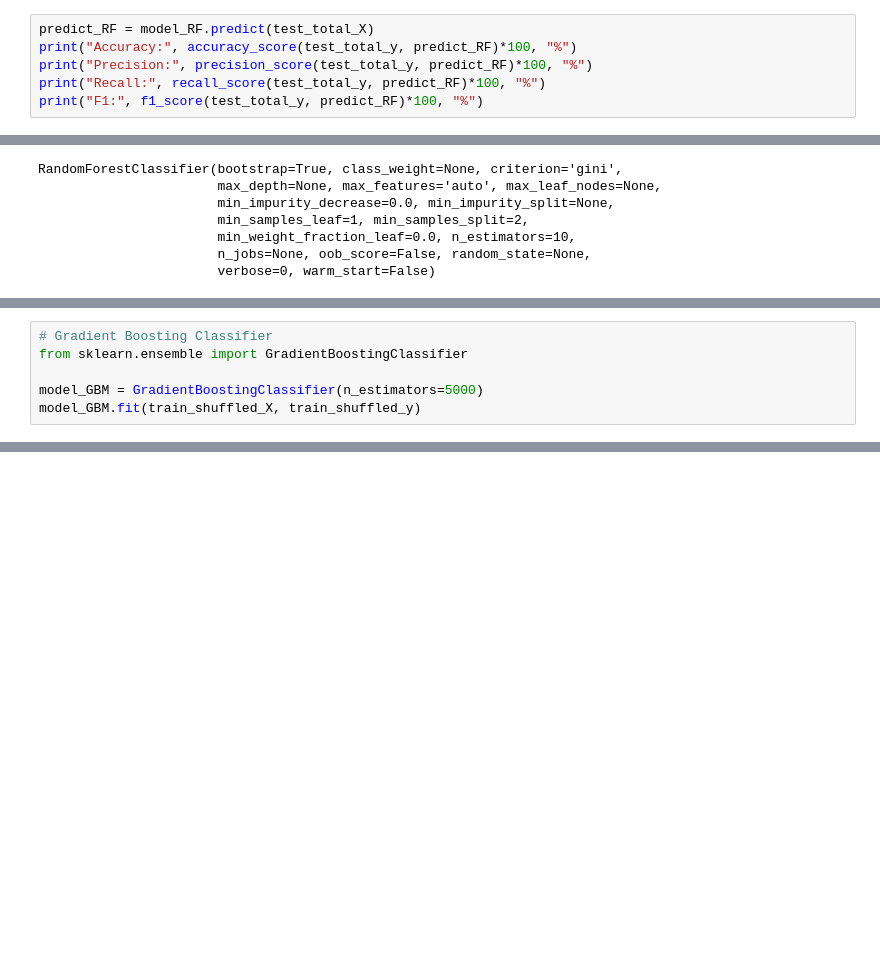
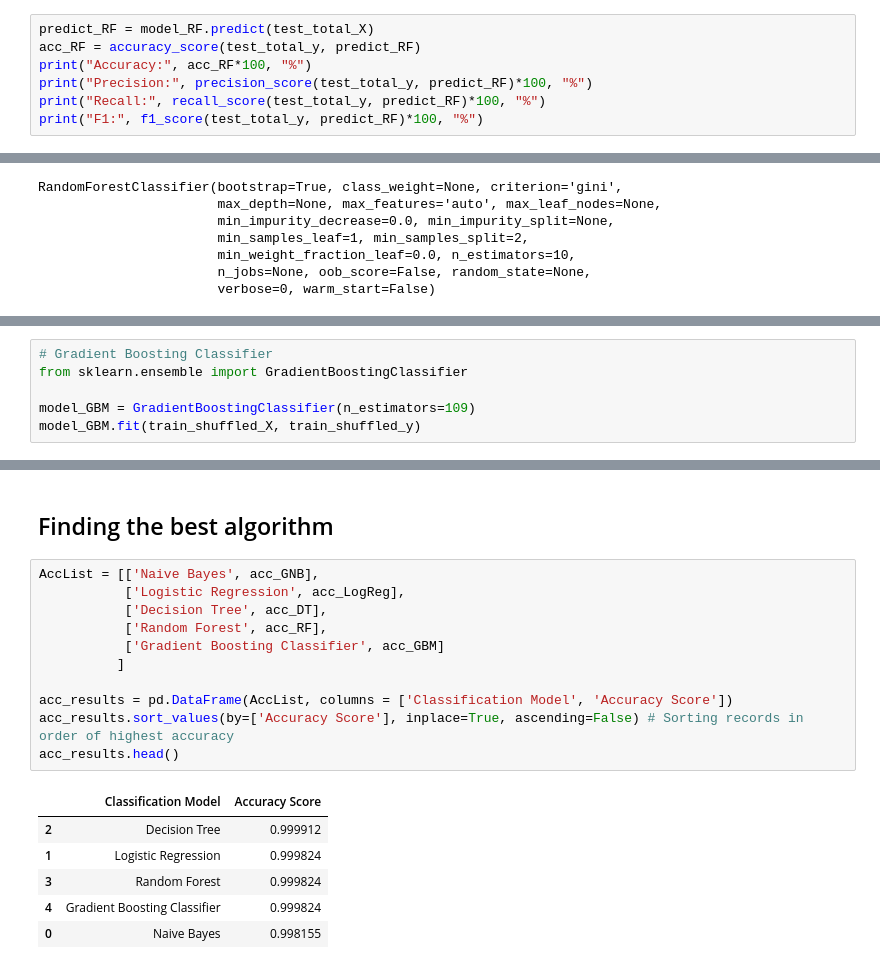
Before and after one commit to sprince0031/Solar-Fault-Detection-Classification-Project, a Jupyter notebook: solar_Project_Final.ipynb, the cells around one changed output, grey strips where cells are left out. Cells and saved outputs as stored; diff of their text form; blank space fills up the shorter version.

```diff
--- a/solar_Project_Final.ipynb
+++ b/solar_Project_Final.ipynb
@@ -357,7 +405,8 @@ RandomForestClassifier(bootstrap=True, class_weight=None, criterion='gini',
                        verbose=0, warm_start=False)
 # %%
 predict_RF = model_RF.predict(test_total_X)
-print("Accuracy:", accuracy_score(test_total_y, predict_RF)*100, "%")
+acc_RF = accuracy_score(test_total_y, predict_RF)
+print("Accuracy:", acc_RF*100, "%")
 print("Precision:", precision_score(test_total_y, predict_RF)*100, "%")
 print("Recall:", recall_score(test_total_y, predict_RF)*100, "%")
 print("F1:", f1_score(test_total_y, predict_RF)*100, "%")
@@ -392,7 +442,7 @@ F1: 99.86847873739589 %
 # Gradient Boosting Classifier
 from sklearn.ensemble import GradientBoostingClassifier
 
-model_GBM = GradientBoostingClassifier(n_estimators=5000)
+model_GBM = GradientBoostingClassifier(n_estimators=109)
 model_GBM.fit(train_shuffled_X, train_shuffled_y)
 # %% [output]
 GradientBoostingClassifier(criterion='friedman_mse', init=None,
@@ -431,0 +586,20 @@ F1: 99.97044917257683 %
+# %% [markdown]
+## Finding the best algorithm
+# %%
+AccList = [['Naive Bayes', acc_GNB],
+           ['Logistic Regression', acc_LogReg],
+           ['Decision Tree', acc_DT],
+           ['Random Forest', acc_RF],
+           ['Gradient Boosting Classifier', acc_GBM]
+          ]
+
+acc_results = pd.DataFrame(AccList, columns = ['Classification Model', 'Accuracy Score'])
+acc_results.sort_values(by=['Accuracy Score'], inplace=True, ascending=False) # Sorting records in order of highest accuracy
+acc_results.head()
+# %% [output]
+|  | Classification Model | Accuracy Score |
+| 2 | Decision Tree | 0.999912 |
+| 1 | Logistic Regression | 0.999824 |
+| 3 | Random Forest | 0.999824 |
+| 4 | Gradient Boosting Classifier | 0.999824 |
+| 0 | Naive Bayes | 0.998155 |
```
Also changed, not shown: parts of 31 cells of this notebook.
